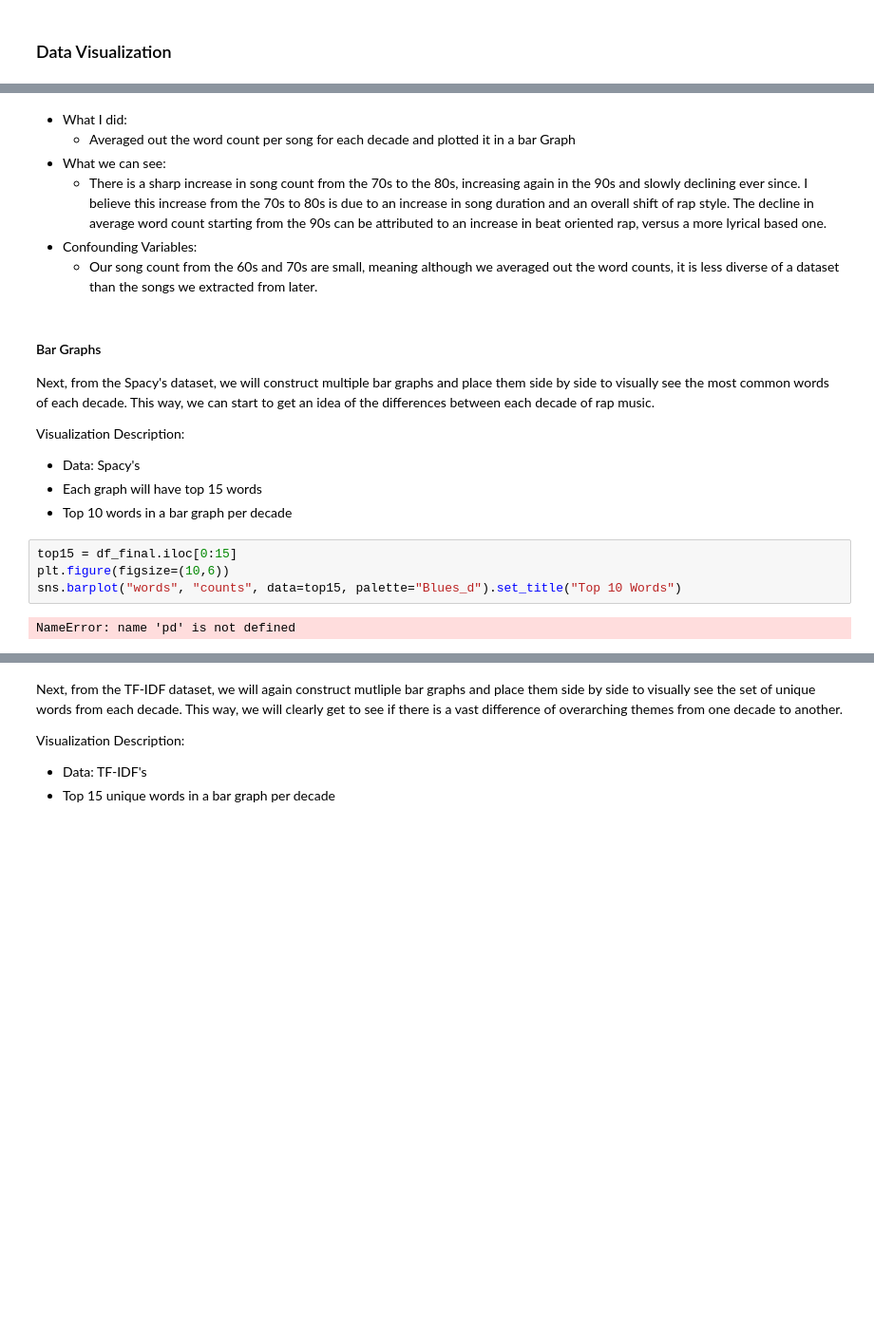
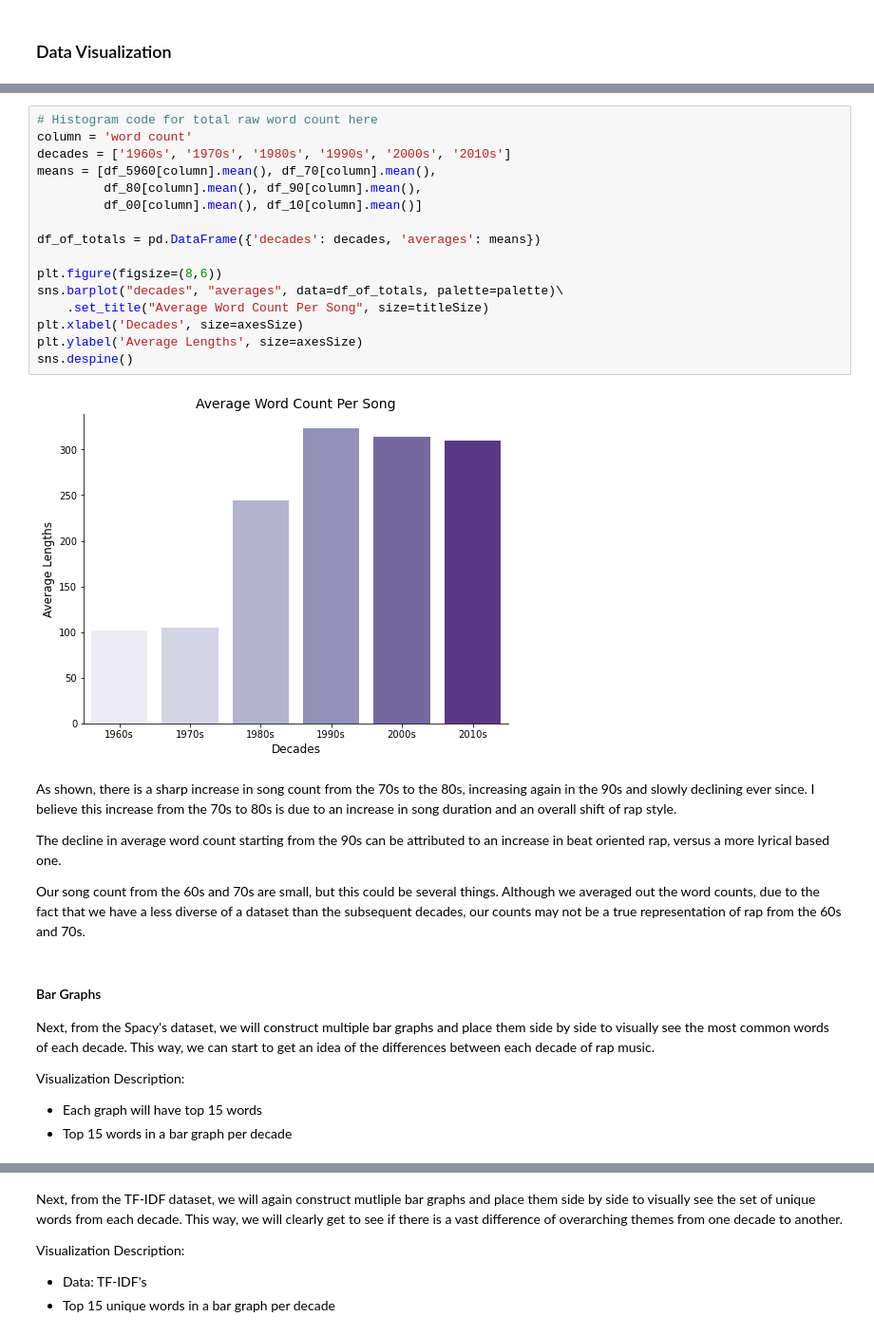
Before and after one commit to drewli815/Evolution-of-Rap, a Jupyter notebook: notebooks/FinalProposal.ipynb, the cells around one changed output, grey strips where cells are left out. Shown at 95% size. Saved outputs shown, nothing was run; the diff lists cells and outputs as text; blank space fills up the shorter version.

Commit message:
finished data vis sections. finished analysis

```diff
--- a/notebooks/FinalProposal.ipynb
+++ b/notebooks/FinalProposal.ipynb
@@ -765,22 +812,32 @@ sns.barplot("Decade", "Avg Word Count", data=df_of_totals, palette="pastel").set
+# %%
+# Histogram code for total raw word count here
+column = 'word count'
+decades = ['1960s', '1970s', '1980s', '1990s', '2000s', '2010s']
+means = [df_5960[column].mean(), df_70[column].mean(),
+         df_80[column].mean(), df_90[column].mean(),
+         df_00[column].mean(), df_10[column].mean()]
+
+df_of_totals = pd.DataFrame({'decades': decades, 'averages': means})
+
+plt.figure(figsize=(8,6))
+sns.barplot("decades", "averages", data=df_of_totals, palette=palette)\
+    .set_title("Average Word Count Per Song", size=titleSize)
+plt.xlabel('Decades', size=axesSize)
+plt.ylabel('Average Lengths', size=axesSize)
+sns.despine()
+# %% [output]
+[figure, added]
 # %% [markdown]
-- What I did:
-    - Averaged out the word count per song for each decade and plotted it in a bar Graph
-- What we can see:
-    - There is a sharp increase in song count from the 70s to the 80s, increasing again in the 90s and slowly declining ever since. I believe this increase from the 70s to 80s is due to an increase in song duration and an overall shift of rap style. The decline in average word count starting from the 90s can be attributed to an increase in beat oriented rap, versus a more lyrical based one.
-- Confounding Variables:
-    - Our song count from the 60s and 70s are small, meaning although we averaged out the word counts, it is less diverse of a dataset than the songs we extracted from later.
+As shown, there is a sharp increase in song count from the 70s to the 80s, increasing again in the 90s and slowly declining ever since. I believe this increase from the 70s to 80s is due to an increase in song duration and an overall shift of rap style.
+
+The decline in average word count starting from the 90s can be attributed to an increase in beat oriented rap, versus a more lyrical based one.
+
+Our song count from the 60s and 70s are small, but this could be several things. Although we averaged out the word counts, due to the fact that we have a less diverse of a dataset than the subsequent decades, our counts may not be a true representation of rap from the 60s and 70s.
 # %% [markdown]
 #### Bar Graphs
 
 Next, from the Spacy's dataset, we will construct multiple bar graphs and place them side by side to visually see the most common words of each decade. This way, we can start to get an idea of the differences between each decade of rap music.
 
 Visualization Description:
-- Data: Spacy's
 - Each graph will have top 15 words
-- Top 10 words in a bar graph per decade
+- Top 15 words in a bar graph per decade
-# %%
-top15 = df_final.iloc[0:15]
-plt.figure(figsize=(10,6))
-sns.barplot("words", "counts", data=top15, palette="Blues_d").set_title("Top 10 Words")
-# %% [output]
-NameError: name 'pd' is not defined
```
Also changed, not shown: parts of 40 cells of this notebook.
